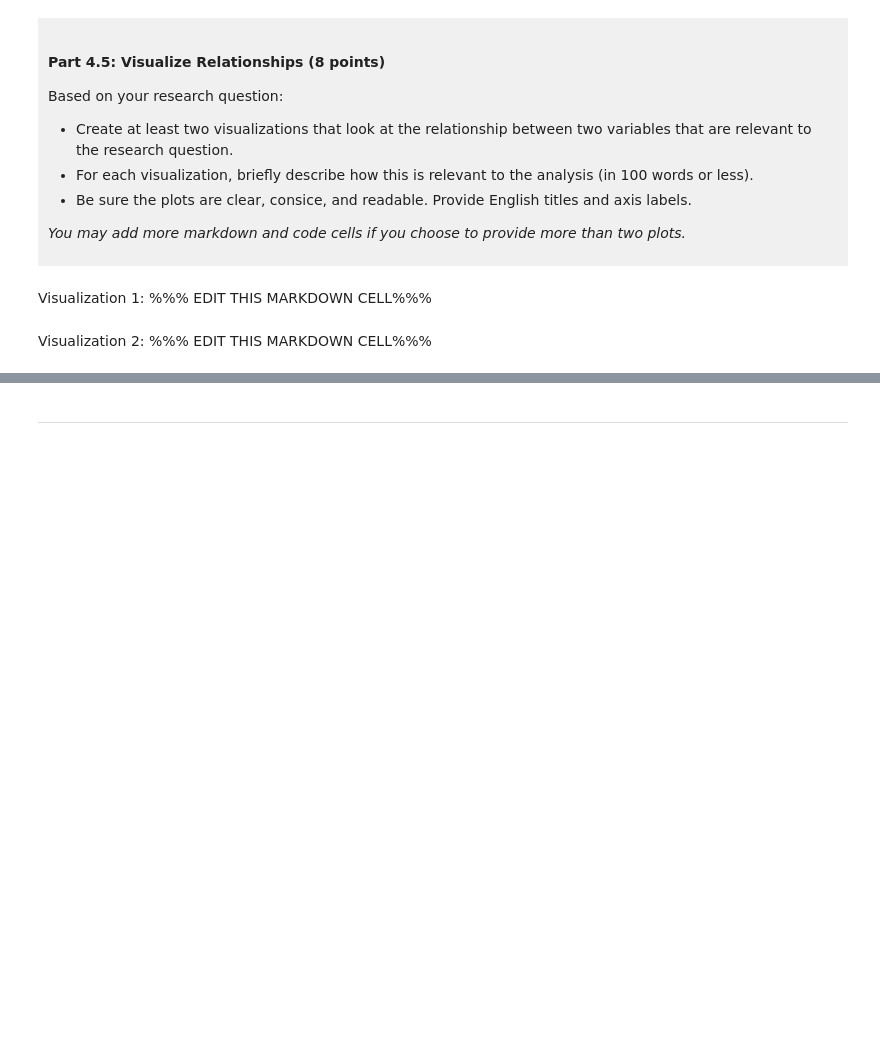
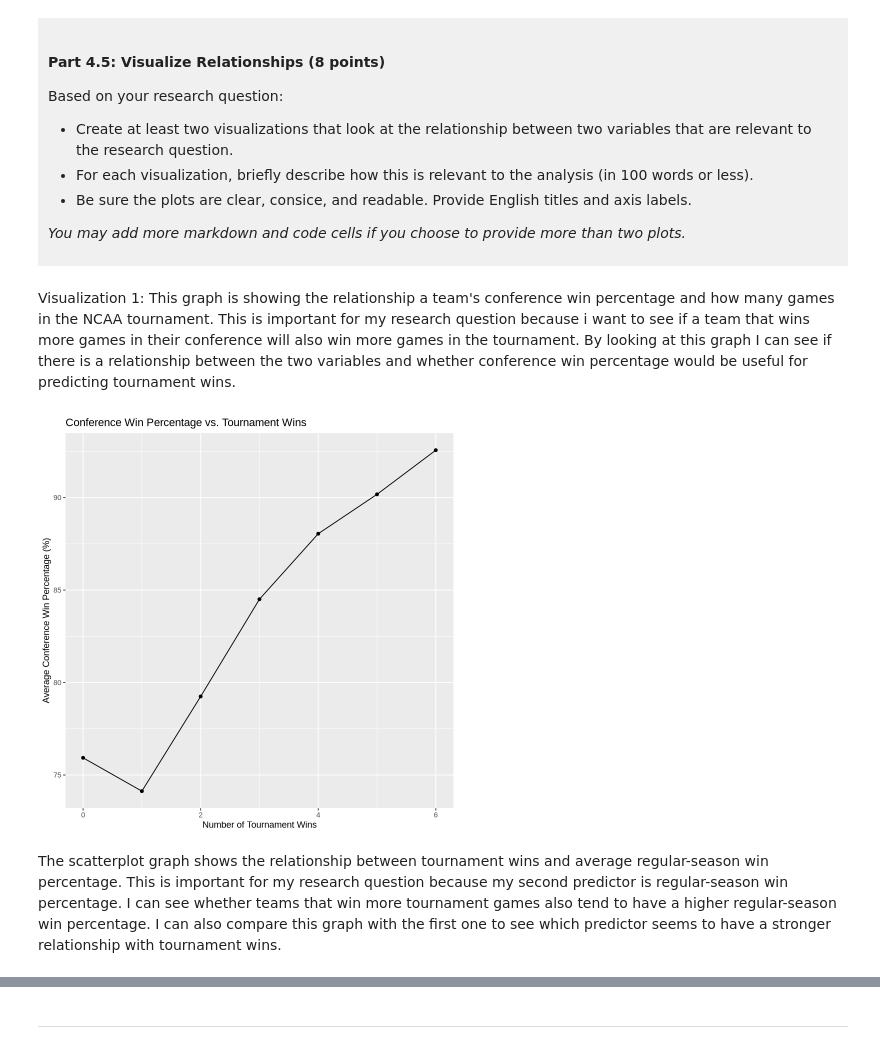
Before and after one commit to hallmikayla/dsci-100-project-Mikayla-Hall, a Jupyter notebook: dsci-100-project-notebook.ipynb, the cells around one changed output, grey strips where cells are left out. Saved outputs shown, nothing was run; the diff lists cells and outputs as text; code cells hidden in the pictures; blank space fills up the shorter version.

```diff
--- a/dsci-100-project-notebook.ipynb
+++ b/dsci-100-project-notebook.ipynb
@@ -315,9 +377,17 @@ Based on your research question:
 *You may add more markdown and code cells if you choose to provide more than two plots.*
 </div>
 # %% [markdown]
-Visualization 1: %%% EDIT THIS MARKDOWN CELL%%%
+Visualization 1: This graph is showing the relationship a team's conference win percentage and how many games in the NCAA tournament. This is important for my research question because i want to see if a team that wins more games in their conference will also win more games in the tournament. By looking at this graph I can see if there is a relationship between the two variables and whether conference win percentage would be useful for predicting tournament wins.
 # %%
-### EDIT THIS CODE CELL FOR VISUALIZATION 1###
+basketball_tidy |>
+    group_by(tourney_wins) |>
+    summarise(mean_conf = mean(conf_wins_pct)) |>
+    ggplot(aes(x = tourney_wins, y = mean_conf)) +
+    geom_line() +
+    geom_point() +
+    labs(x = "Number of Tournament Wins", y = "Average Conference Win Percentage (%)", title = "Conference Win Percentage vs. Tournament Wins")
+# %% [output]
+[figure, added]
 # %% [markdown]
-Visualization 2: %%% EDIT THIS MARKDOWN CELL%%%
+The scatterplot graph shows the relationship between tournament wins and average regular-season win percentage. This is important for my research question because my second predictor is regular-season win percentage. I can see whether teams that win more tournament games also tend to have a higher regular-season win percentage. I can also compare this graph with the first one to see which predictor seems to have a stronger relationship with tournament wins.
 # %%
```
Also changed, not shown: parts of 7 cells of this notebook.
